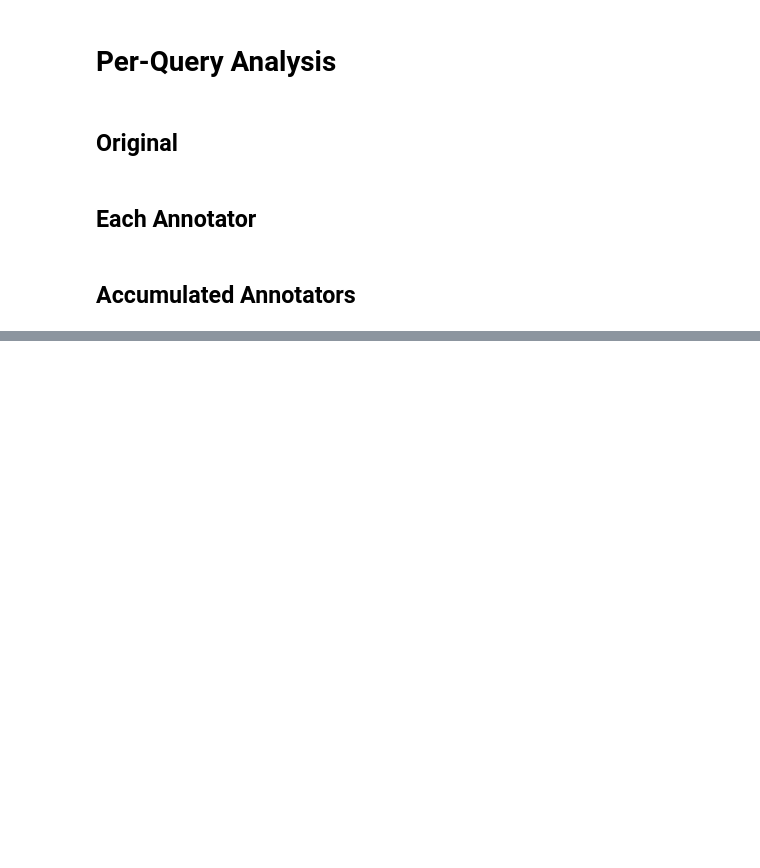
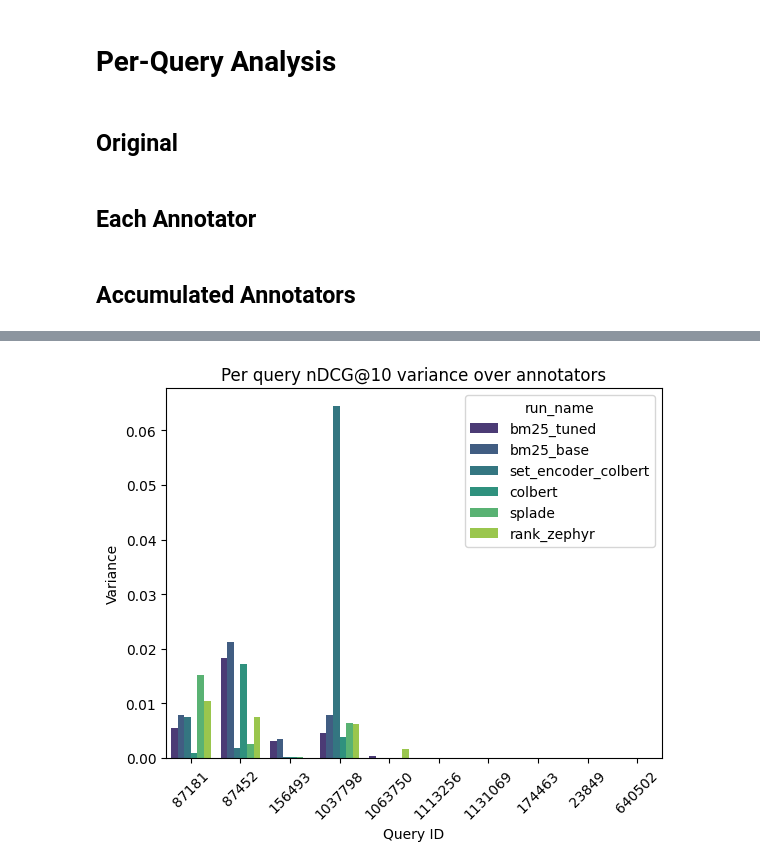
Before and after one commit to Parry-Parry/sigir25-annotation, a Jupyter notebook: analysis/annotator.ipynb, the cells around one changed output, grey strips where cells are left out. Drawn from its saved outputs; the diff is of its cells as text; code cells hidden in the pictures; blank space fills up the shorter version.

```diff
--- a/analysis/annotator.ipynb
+++ b/analysis/annotator.ipynb
@@ -798,0 +883,13 @@ g.add_legend()
+# %%
+# bar plot of per query nDCG@10 variance over annotators
+each_annotator_ndcg = each_annotator_df[each_annotator_df['metric'] == 'nDCG@10'].copy()
+each_annotator_ndcg['variance'] = each_annotator_ndcg.groupby(['query_id', 'run_name'])['value'].transform('var')
+ax = sns.barplot(data=each_annotator_ndcg, x='query_id', y='variance', hue='run_name', palette='viridis')
+ax.set_title('Per query nDCG@10 variance over annotators')
+ax.set_xlabel('Query ID')
+ax.set_ylabel('Variance')
+# rotate x labels
+plt.xticks(rotation=45)
+plt.savefig('plots/ndcg10_variance_over_annotators.svg', format='svg')
+# %% [output]
+[figure, added]
```
Also changed, not shown: parts of 19 cells of this notebook, 10 other files.
